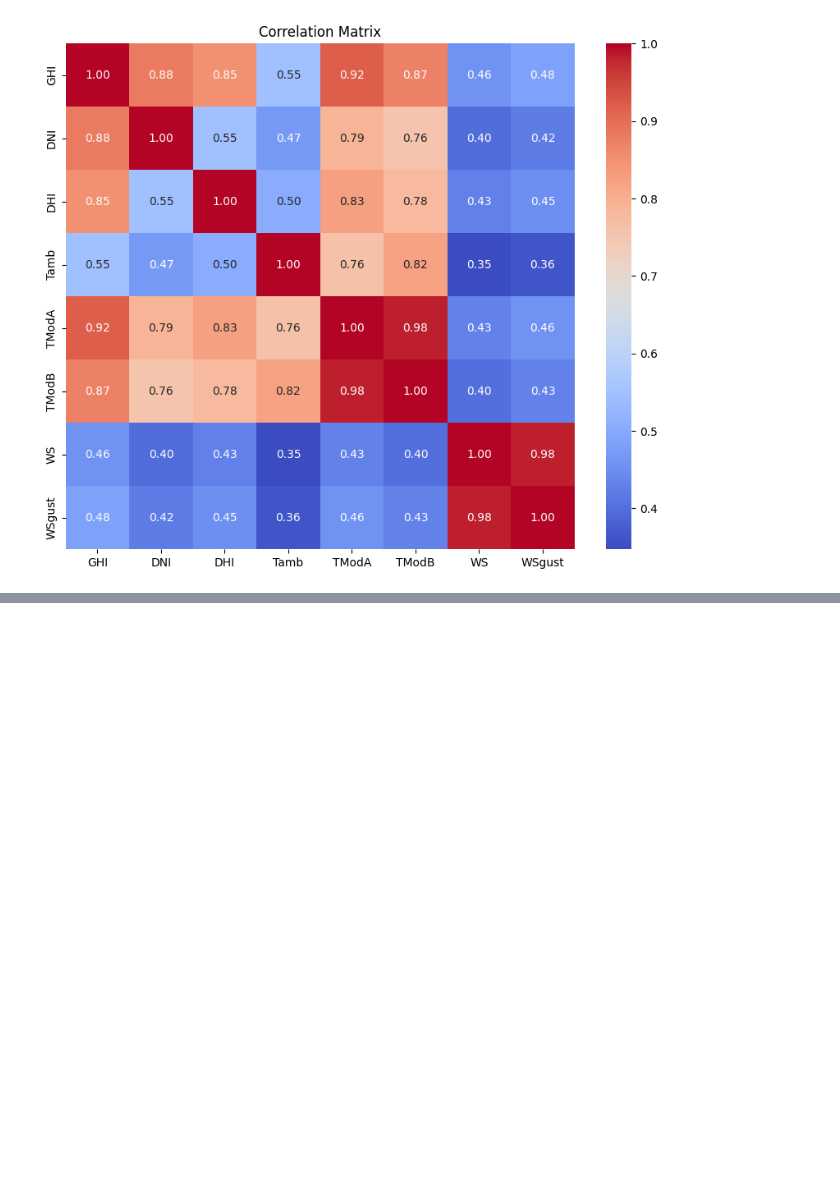
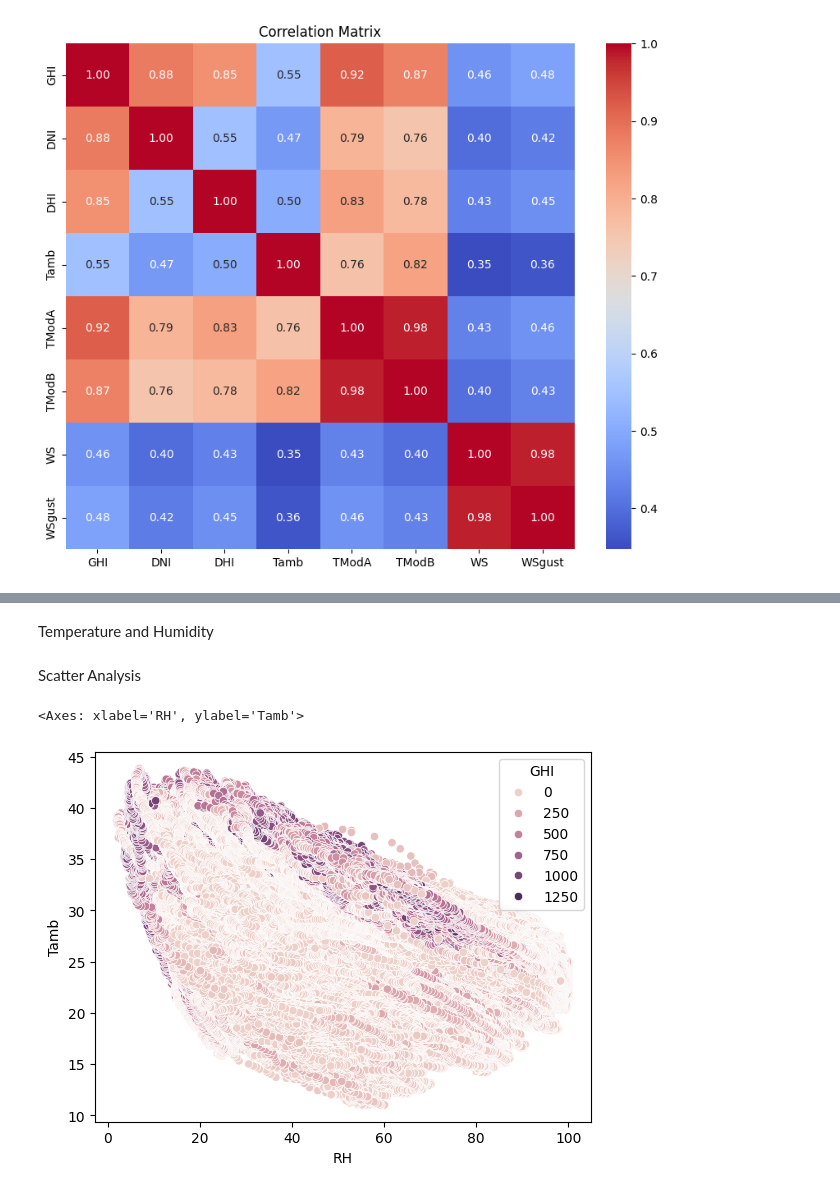
Before and after one commit to Roman0290/Kifiya-AIM-week-0, a Jupyter notebook: src/notebooks/EDA.ipynb, the cells around one changed output, grey strips where cells are left out. Cells and saved outputs as stored; diff of their text form; code cells hidden in the pictures; blank space fills up the shorter version.

```diff
--- a/src/notebooks/EDA.ipynb
+++ b/src/notebooks/EDA.ipynb
@@ -140,0 +194,9 @@ for col in ['GHI', 'DNI', 'DHI', 'WS', 'Tamb']:
+# %% [markdown]
+Temperature and Humidity
+# %% [markdown]
+Scatter Analysis
+# %%
+sns.scatterplot(x='RH', y='Tamb', data=df, hue='GHI')
+# %% [output]
+<Axes: xlabel='RH', ylabel='Tamb'>
+[figure, added]
```
Also changed, not shown: parts of 33 cells of this notebook.
